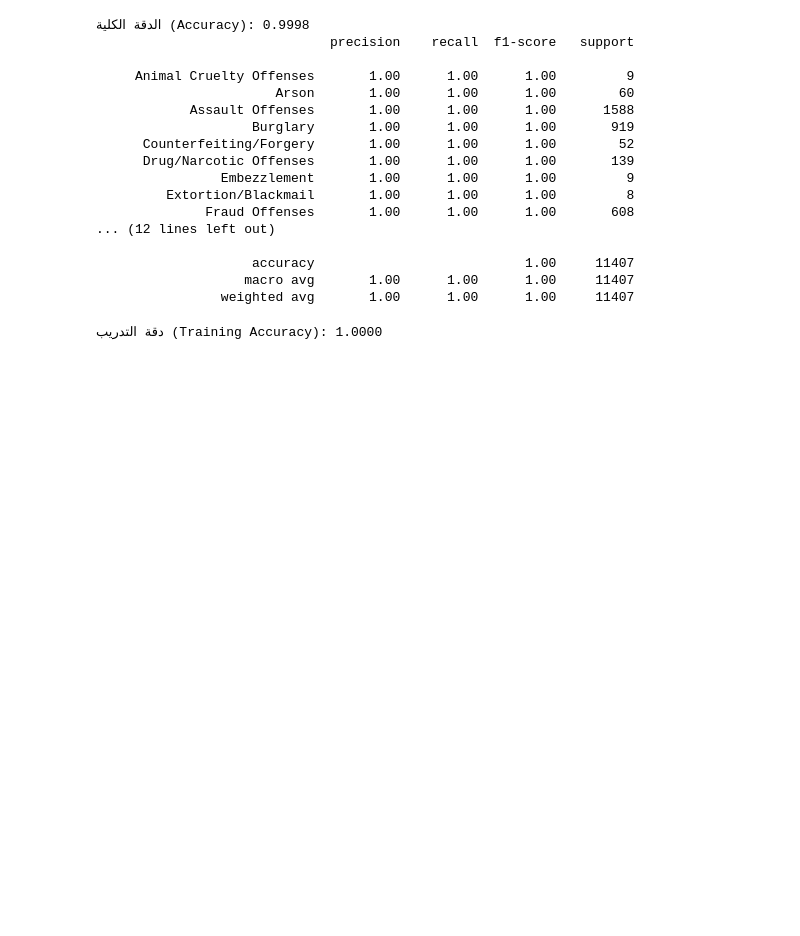
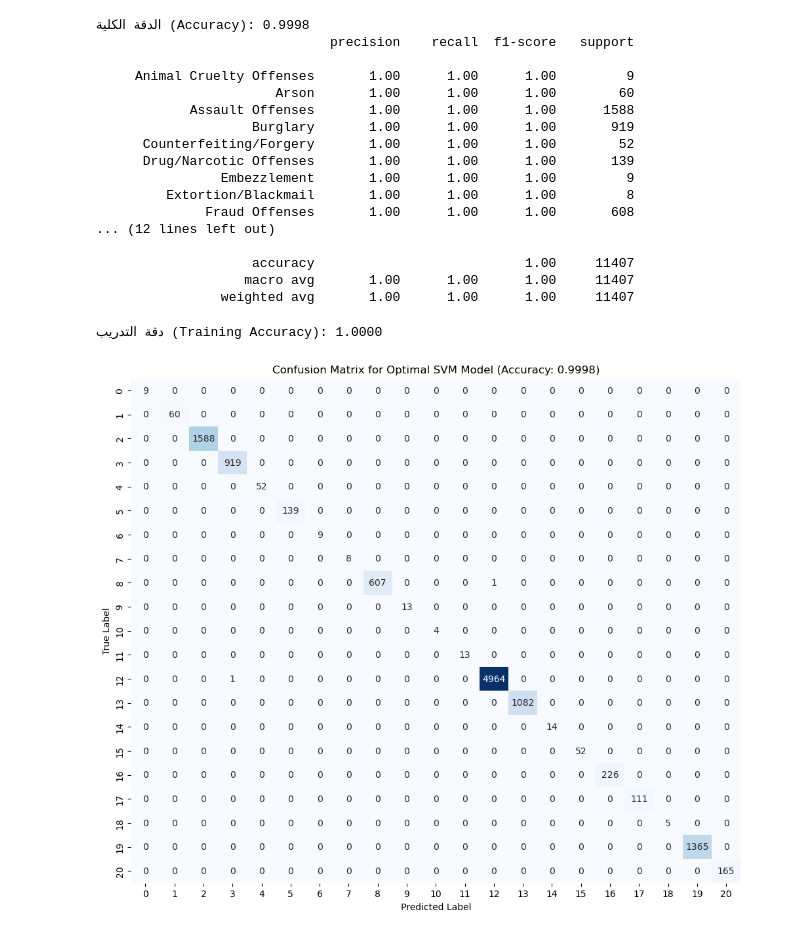
Before and after one commit to AimanAlshujaa/ML-Project, a Jupyter notebook: crime_classification_final.ipynb, the cells around one changed output. Cells and saved outputs as stored; diff of their text form; code cells hidden in the pictures; blank space fills up the shorter version.

```diff
--- a/crime_classification_final.ipynb
+++ b/crime_classification_final.ipynb
@@ -529,3 +523,25 @@ svm_train_accuracy = metrics.accuracy_score(Y_train, svm_train_predictions)
 print(f"دقة التدريب (Training Accuracy): {svm_train_accuracy:.4f}")
 # %% [output]
 دقة التدريب (Training Accuracy): 1.0000
+# %%
+# 1. حساب مصفوفة الارتباك باستخدام نتائج نموذج SVM
+cm = confusion_matrix(Y_test, svm_prediction)
+
+# 2. رسم المصفوفة الحرارية (Heatmap)
+plt.figure(figsize=(12, 10))
+sns.heatmap(
+    cm,
+    annot=True,
+    fmt='d',  # 'd' لعرض الأرقام كأعداد صحيحة
+    cmap='Blues', # يمكنك اختيار لون مناسب
+    cbar=False,
+    # يمكنك إضافة أسماء الفئات هنا إذا كانت متاحة لديك
+    # xticklabels=class_names,
+    # yticklabels=class_names
+)
+plt.title('Confusion Matrix for Optimal SVM Model (Accuracy: 0.9998)')
+plt.ylabel('True Label')
+plt.xlabel('Predicted Label')
+plt.show()
+# %% [output]
+[figure, added]
```
Also changed, not shown: parts of 7 cells of this notebook, 3 other files.
